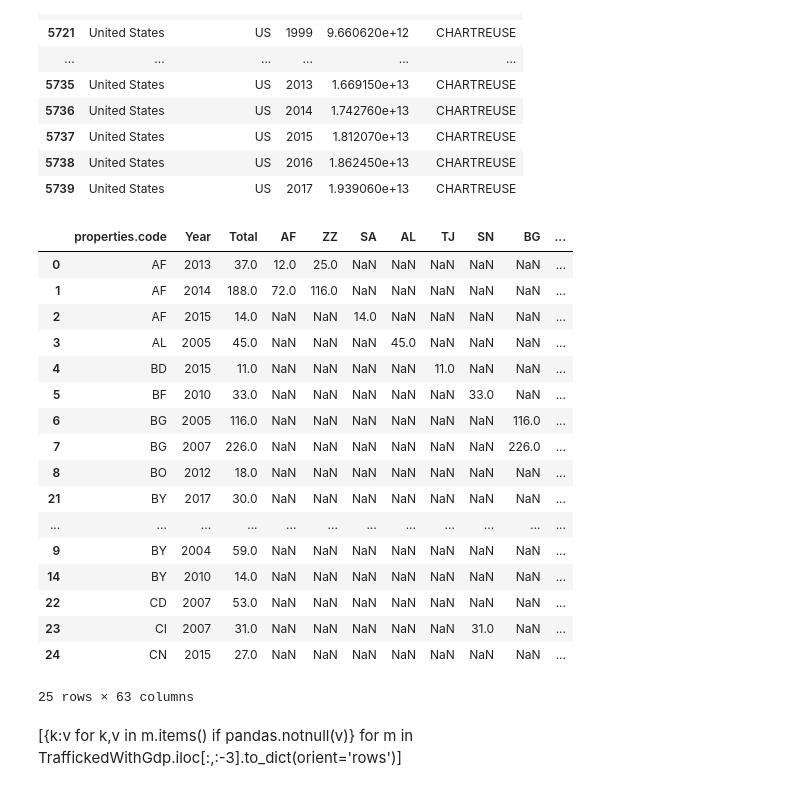
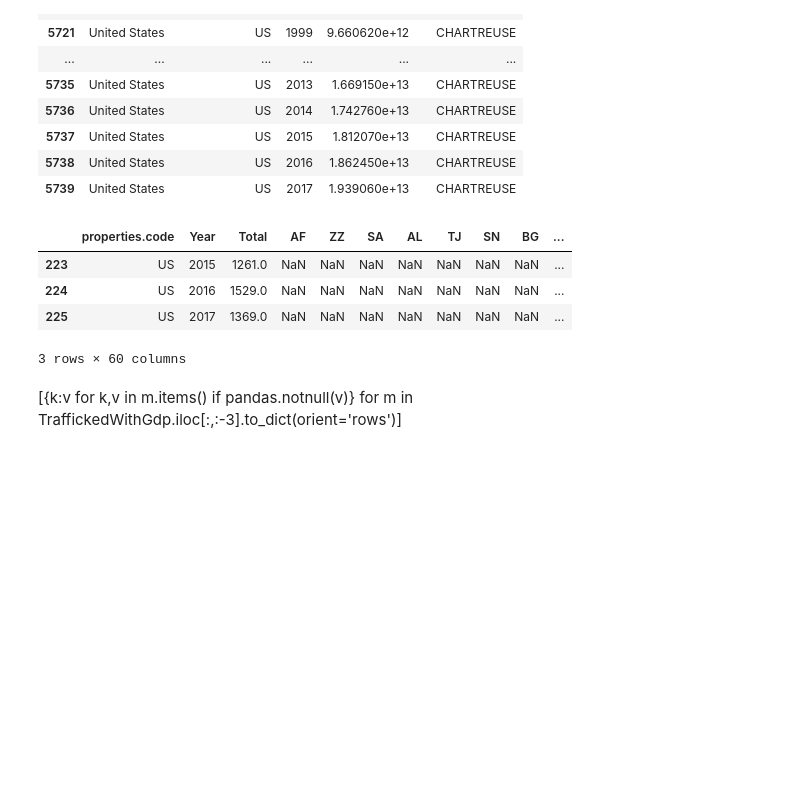
Before and after one commit to benieevelyne/Project2_Neurath, a Jupyter notebook: DataSets/BigMerge.ipynb, the cells around one changed output. Cells and saved outputs as stored; diff of their text form; code cells hidden in the pictures; blank space fills up the shorter version.

```diff
--- a/DataSets/BigMerge.ipynb
+++ b/DataSets/BigMerge.ipynb
@@ -338,28 +334,16 @@ gdp[gdp['properties.code']=='US']
 # %%
 TraffickedWithGdp = pandas.merge(longcounts,gdp, on=['properties.code', 'Year'],
                                  how='left').sort_values(['properties.code'])
 # .drop("Year_y", axis=1)
 
 TraffickedWithGdp.head(25)
+longcounts[longcounts['properties.code']=='US']
 # %% [output]
 |  | properties.code | Year | Total | AF | ZZ | SA | AL | TJ | SN | BG | ... |
-| 0 | AF | 2013 | 37.0 | 12.0 | 25.0 | NaN | NaN | NaN | NaN | NaN | ... |
-| 1 | AF | 2014 | 188.0 | 72.0 | 116.0 | NaN | NaN | NaN | NaN | NaN | ... |
-| 2 | AF | 2015 | 14.0 | NaN | NaN | 14.0 | NaN | NaN | NaN | NaN | ... |
-| 3 | AL | 2005 | 45.0 | NaN | NaN | NaN | 45.0 | NaN | NaN | NaN | ... |
-| 4 | BD | 2015 | 11.0 | NaN | NaN | NaN | NaN | 11.0 | NaN | NaN | ... |
-| 5 | BF | 2010 | 33.0 | NaN | NaN | NaN | NaN | NaN | 33.0 | NaN | ... |
-| 6 | BG | 2005 | 116.0 | NaN | NaN | NaN | NaN | NaN | NaN | 116.0 | ... |
-| 7 | BG | 2007 | 226.0 | NaN | NaN | NaN | NaN | NaN | NaN | 226.0 | ... |
-| 8 | BO | 2012 | 18.0 | NaN | NaN | NaN | NaN | NaN | NaN | NaN | ... |
-| 21 | BY | 2017 | 30.0 | NaN | NaN | NaN | NaN | NaN | NaN | NaN | ... |
-| ... | ... | ... | ... | ... | ... | ... | ... | ... | ... | ... | ... |
-| 9 | BY | 2004 | 59.0 | NaN | NaN | NaN | NaN | NaN | NaN | NaN | ... |
-| 14 | BY | 2010 | 14.0 | NaN | NaN | NaN | NaN | NaN | NaN | NaN | ... |
-| 22 | CD | 2007 | 53.0 | NaN | NaN | NaN | NaN | NaN | NaN | NaN | ... |
-| 23 | CI | 2007 | 31.0 | NaN | NaN | NaN | NaN | NaN | 31.0 | NaN | ... |
-| 24 | CN | 2015 | 27.0 | NaN | NaN | NaN | NaN | NaN | NaN | NaN | ... |
+| 223 | US | 2015 | 1261.0 | NaN | NaN | NaN | NaN | NaN | NaN | NaN | ... |
+| 224 | US | 2016 | 1529.0 | NaN | NaN | NaN | NaN | NaN | NaN | NaN | ... |
+| 225 | US | 2017 | 1369.0 | NaN | NaN | NaN | NaN | NaN | NaN | NaN | ... |
-25 rows × 63 columns
+3 rows × 60 columns
 # %% [markdown]
 [{k:v for k,v in m.items() if pandas.notnull(v)} for m in TraffickedWithGdp.iloc[:,:-3].to_dict(orient='rows')]
 # %%
```
Also changed, not shown: parts of 14 cells of this notebook, 5 other files.
